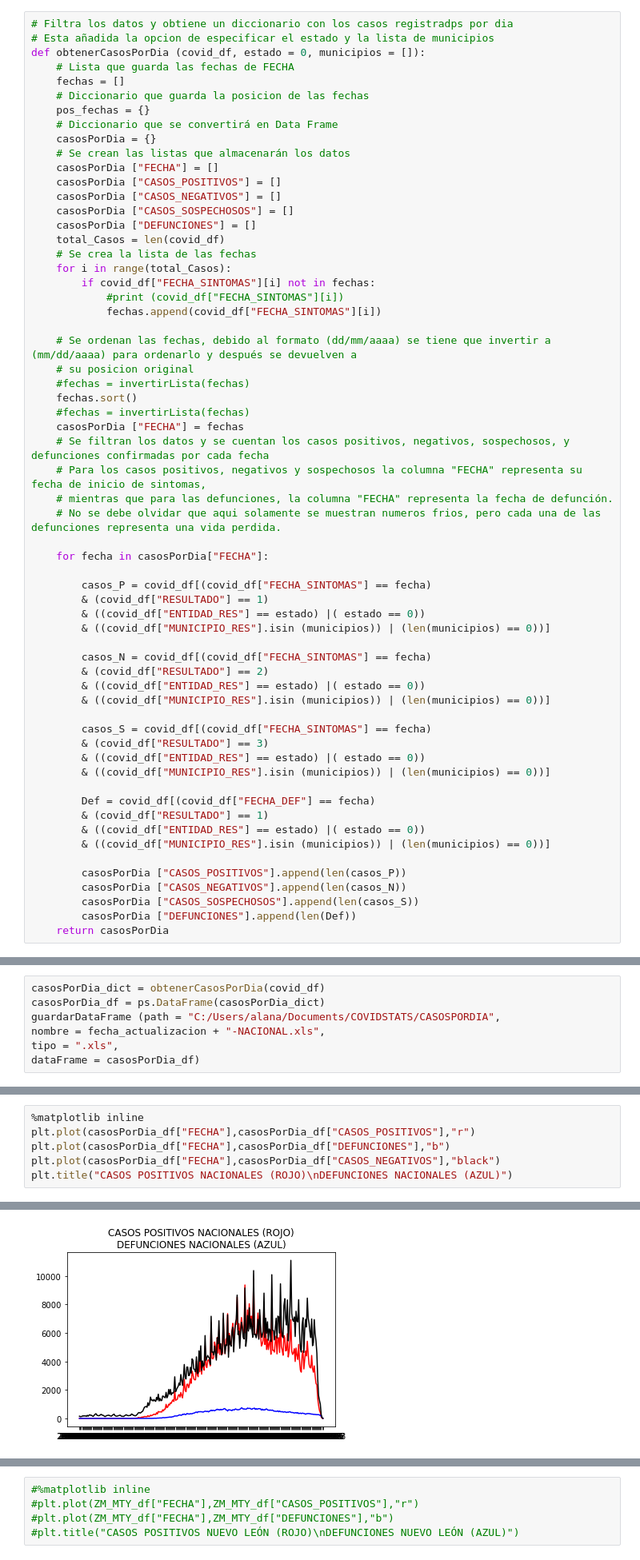
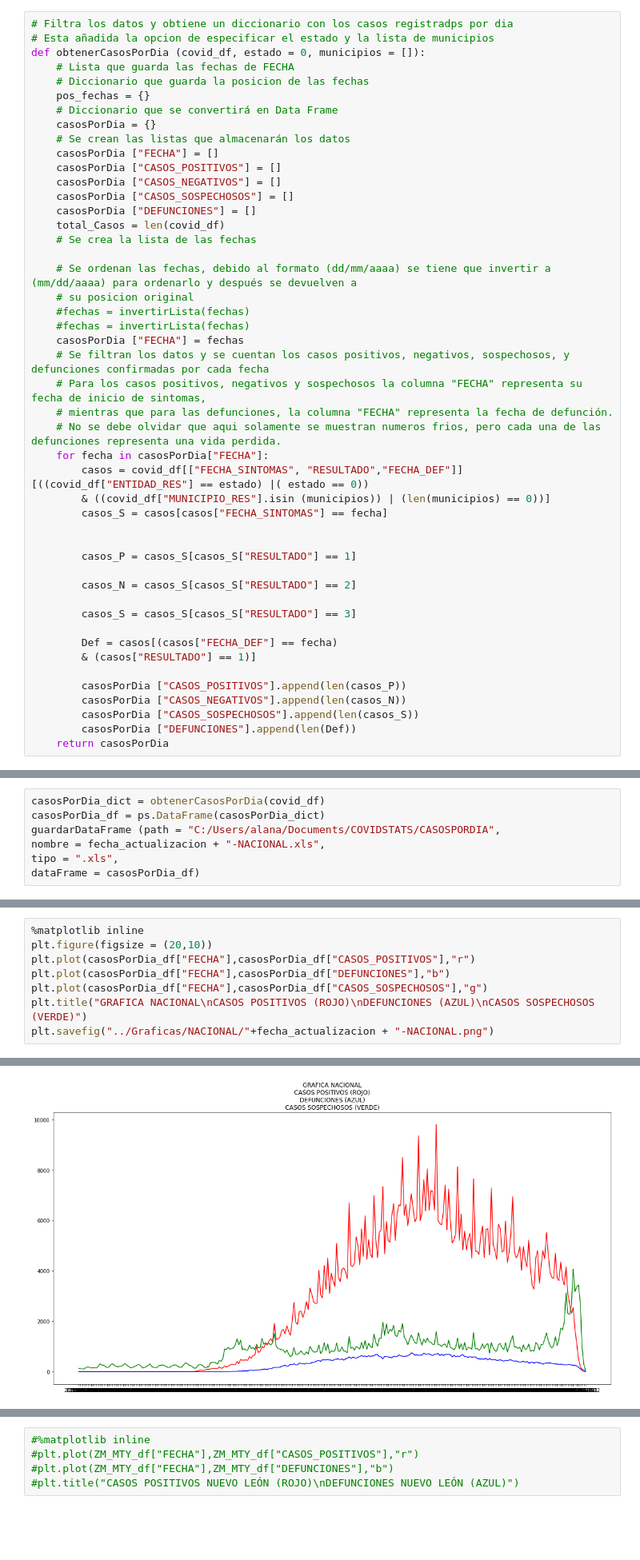
Before and after one commit to EduHdzVillasana/COVIDSTATSMX, a Jupyter notebook: Scripts/COVID_NB.ipynb, the cells around one changed output, grey strips where cells are left out. Shown: that part at 80% size. Cells and saved outputs as stored; diff of their text form; blank space fills up the shorter version.

```diff
--- a/Scripts/COVID_NB.ipynb
+++ b/Scripts/COVID_NB.ipynb
@@ -135,7 +161,6 @@ def obtenerCasosAcumulados (covid_df):
 # Esta añadida la opcion de especificar el estado y la lista de municipios
 def obtenerCasosPorDia (covid_df, estado = 0, municipios = []):
     # Lista que guarda las fechas de FECHA
-    fechas = []
     # Diccionario que guarda la posicion de las fechas
     pos_fechas = {}
     # Diccionario que se convertirá en Data Frame
@@ -148,43 +173,30 @@ def obtenerCasosPorDia (covid_df, estado = 0, municipios = []):
     casosPorDia ["DEFUNCIONES"] = []
     total_Casos = len(covid_df)
     # Se crea la lista de las fechas
-    for i in range(total_Casos):
-        if covid_df["FECHA_SINTOMAS"][i] not in fechas:
-            #print (covid_df["FECHA_SINTOMAS"][i])
-            fechas.append(covid_df["FECHA_SINTOMAS"][i])
 
     # Se ordenan las fechas, debido al formato (dd/mm/aaaa) se tiene que invertir a (mm/dd/aaaa) para ordenarlo y después se devuelven a
     # su posicion original
     #fechas = invertirLista(fechas)
-    fechas.sort()
     #fechas = invertirLista(fechas)
     casosPorDia ["FECHA"] = fechas
     # Se filtran los datos y se cuentan los casos positivos, negativos, sospechosos, y defunciones confirmadas por cada fecha
     # Para los casos positivos, negativos y sospechosos la columna "FECHA" representa su fecha de inicio de sintomas,
     # mientras que para las defunciones, la columna "FECHA" representa la fecha de defunción.
     # No se debe olvidar que aqui solamente se muestran numeros frios, pero cada una de las defunciones representa una vida perdida.
+    for fecha in casosPorDia["FECHA"]:
+        casos = covid_df[["FECHA_SINTOMAS", "RESULTADO","FECHA_DEF"]][((covid_df["ENTIDAD_RES"] == estado) |( estado == 0))
+        & ((covid_df["MUNICIPIO_RES"].isin (municipios)) | (len(municipios) == 0))]
+        casos_S = casos[casos["FECHA_SINTOMAS"] == fecha]
 
-    for fecha in casosPorDia["FECHA"]:
 
-        casos_P = covid_df[(covid_df["FECHA_SINTOMAS"] == fecha)
-        & (covid_df["RESULTADO"] == 1)
-        & ((covid_df["ENTIDAD_RES"] == estado) |( estado == 0))
-        & ((covid_df["MUNICIPIO_RES"].isin (municipios)) | (len(municipios) == 0))]
+        casos_P = casos_S[casos_S["RESULTADO"] == 1]
 
-        casos_N = covid_df[(covid_df["FECHA_SINTOMAS"] == fecha)
-        & (covid_df["RESULTADO"] == 2)
-        & ((covid_df["ENTIDAD_RES"] == estado) |( estado == 0))
-        & ((covid_df["MUNICIPIO_RES"].isin (municipios)) | (len(municipios) == 0))]
+        casos_N = casos_S[casos_S["RESULTADO"] == 2]
 
-        casos_S = covid_df[(covid_df["FECHA_SINTOMAS"] == fecha)
-        & (covid_df["RESULTADO"] == 3)
-        & ((covid_df["ENTIDAD_RES"] == estado) |( estado == 0))
-        & ((covid_df["MUNICIPIO_RES"].isin (municipios)) | (len(municipios) == 0))]
+        casos_S = casos_S[casos_S["RESULTADO"] == 3]
 
-        Def = covid_df[(covid_df["FECHA_DEF"] == fecha)
-        & (covid_df["RESULTADO"] == 1)
-        & ((covid_df["ENTIDAD_RES"] == estado) |( estado == 0))
-        & ((covid_df["MUNICIPIO_RES"].isin (municipios)) | (len(municipios) == 0))]
+        Def = casos[(casos["FECHA_DEF"] == fecha)
+        & (casos["RESULTADO"] == 1)]
 
         casosPorDia ["CASOS_POSITIVOS"].append(len(casos_P))
         casosPorDia ["CASOS_NEGATIVOS"].append(len(casos_N))
@@ -245,7 +250,9 @@ dataFrame = casosPorDia_df)
 # %%
 %matplotlib inline
+plt.figure(figsize = (20,10))
 plt.plot(casosPorDia_df["FECHA"],casosPorDia_df["CASOS_POSITIVOS"],"r")
 plt.plot(casosPorDia_df["FECHA"],casosPorDia_df["DEFUNCIONES"],"b")
-plt.plot(casosPorDia_df["FECHA"],casosPorDia_df["CASOS_NEGATIVOS"],"black")
-plt.title("CASOS POSITIVOS NACIONALES (ROJO)\nDEFUNCIONES NACIONALES (AZUL)")
+plt.plot(casosPorDia_df["FECHA"],casosPorDia_df["CASOS_SOSPECHOSOS"],"g")
+plt.title("GRAFICA NACIONAL\nCASOS POSITIVOS (ROJO)\nDEFUNCIONES (AZUL)\nCASOS SOSPECHOSOS (VERDE)")
+plt.savefig("../Graficas/NACIONAL/"+fecha_actualizacion + "-NACIONAL.png")
 # %% [output]
@@ -253,4 +259,4 @@ Text(0.5, 1.0, 'CASOS POSITIVOS NACIONALES (ROJO)\nDEFUNCIONES NACIONALES (AZUL)
-[figure, old version]
+[figure, new version]
 # %%
 #casosPorDia_dict = obtenerCasosPorDia(covid_df, NuevoLeon, zonaMetroMty)
 #ZM_MTY_df = ps.DataFrame(casosPorDia_dict)
```
Also changed, not shown: parts of 22 cells of this notebook, 2 other files.
